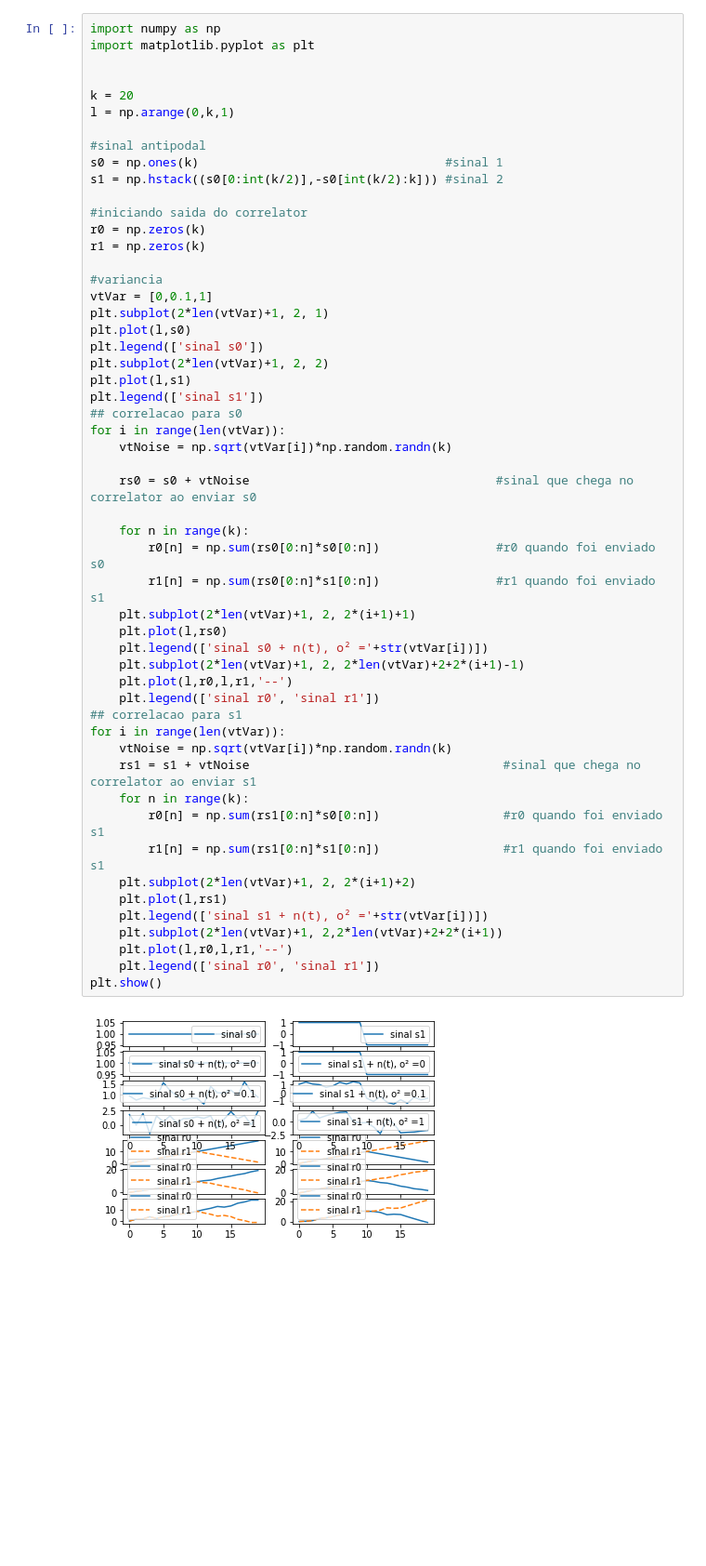
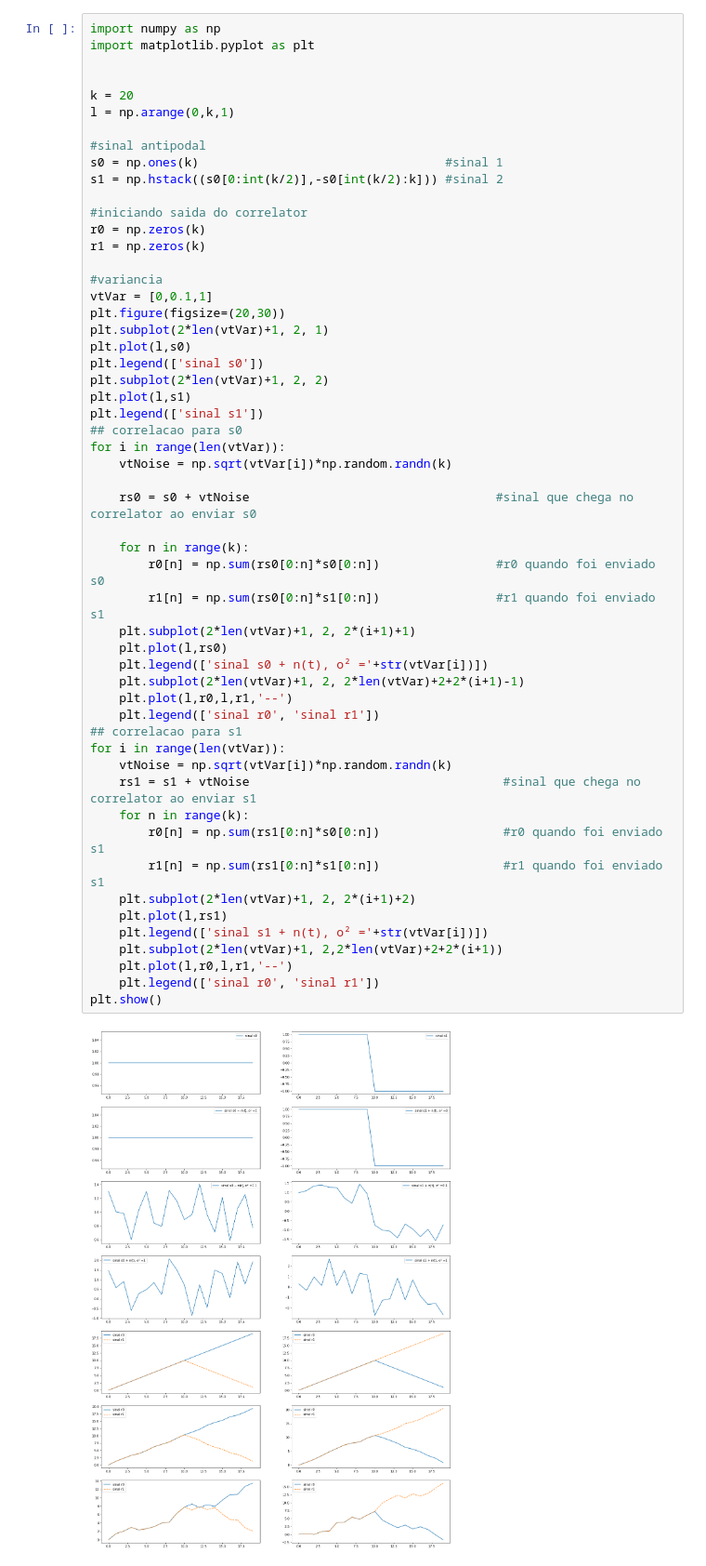
Before and after one commit to jpmarques-13/JoaoPaulo_dco2004, a Jupyter notebook: Pratica9/H9.ipynb, the cells around one changed output. Shown: that part at 93% size. Cells and saved outputs as stored; diff of their text form; blank space fills up the shorter version.

```diff
--- a/Pratica9/H9.ipynb
+++ b/Pratica9/H9.ipynb
@@ -16,6 +16,7 @@ r1 = np.zeros(k)
 
 #variancia
 vtVar = [0,0.1,1]
+plt.figure(figsize=(20,30))
 plt.subplot(2*len(vtVar)+1, 2, 1)
 plt.plot(l,s0)
 plt.legend(['sinal s0'])
@@ -25,34 +26,34 @@ plt.legend(['sinal s1'])
 ## correlacao para s0
 for i in range(len(vtVar)):
     vtNoise = np.sqrt(vtVar[i])*np.random.randn(k)
 
     rs0 = s0 + vtNoise                                  #sinal que chega no correlator ao enviar s0
 
     for n in range(k):
         r0[n] = np.sum(rs0[0:n]*s0[0:n])                #r0 quando foi enviado s0
         r1[n] = np.sum(rs0[0:n]*s1[0:n])                #r1 quando foi enviado s1
     plt.subplot(2*len(vtVar)+1, 2, 2*(i+1)+1)
     plt.plot(l,rs0)
     plt.legend(['sinal s0 + n(t), o² ='+str(vtVar[i])])
     plt.subplot(2*len(vtVar)+1, 2, 2*len(vtVar)+2+2*(i+1)-1)
     plt.plot(l,r0,l,r1,'--')
     plt.legend(['sinal r0', 'sinal r1'])
 ## correlacao para s1
 for i in range(len(vtVar)):
     vtNoise = np.sqrt(vtVar[i])*np.random.randn(k)
     rs1 = s1 + vtNoise                                   #sinal que chega no correlator ao enviar s1
     for n in range(k):
         r0[n] = np.sum(rs1[0:n]*s0[0:n])                 #r0 quando foi enviado s1
         r1[n] = np.sum(rs1[0:n]*s1[0:n])                 #r1 quando foi enviado s1
     plt.subplot(2*len(vtVar)+1, 2, 2*(i+1)+2)
     plt.plot(l,rs1)
     plt.legend(['sinal s1 + n(t), o² ='+str(vtVar[i])])
     plt.subplot(2*len(vtVar)+1, 2,2*len(vtVar)+2+2*(i+1))
     plt.plot(l,r0,l,r1,'--')
     plt.legend(['sinal r0', 'sinal r1'])
 plt.show()
 # %% [output]
-[figure, old version]
+[figure, new version]
 # %%
 import numpy as np
 import matplotlib.pyplot as plt
```
Also changed, not shown: parts of 6 cells of this notebook, 3 other files.
